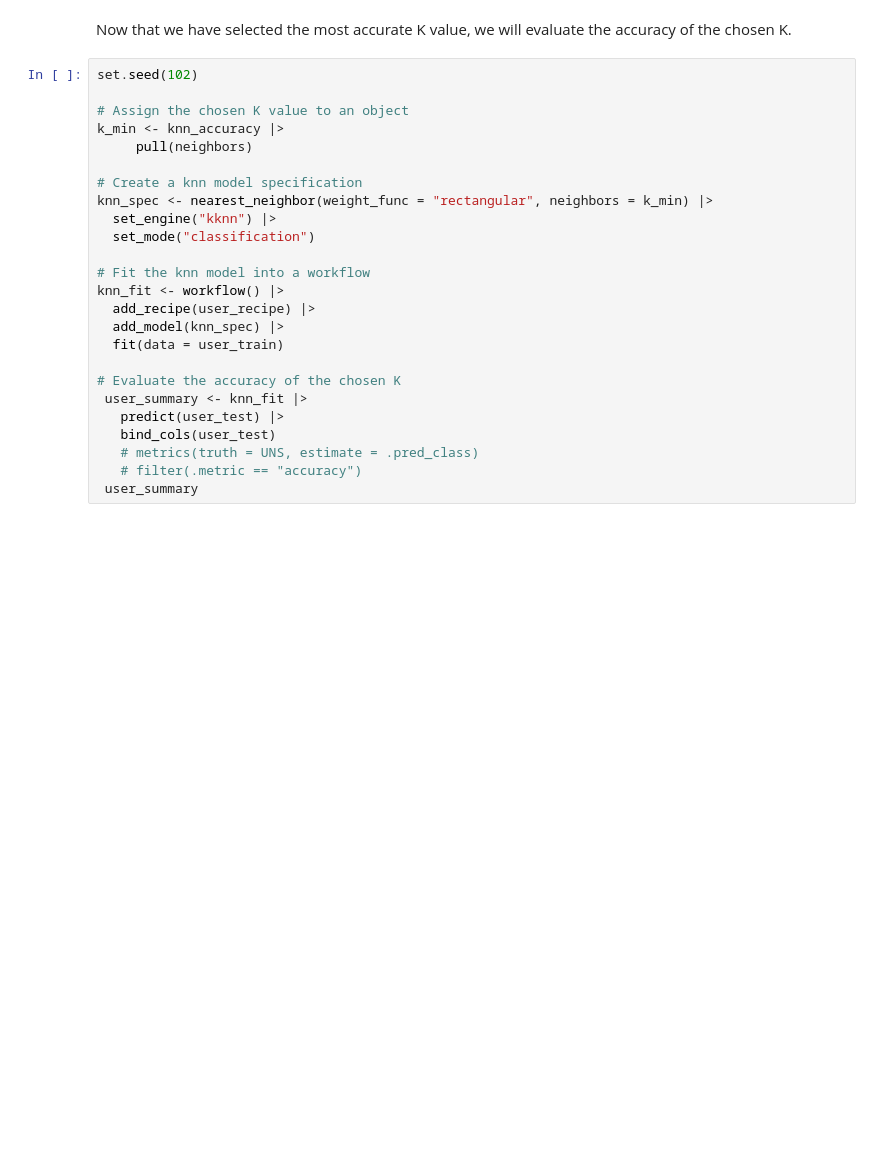
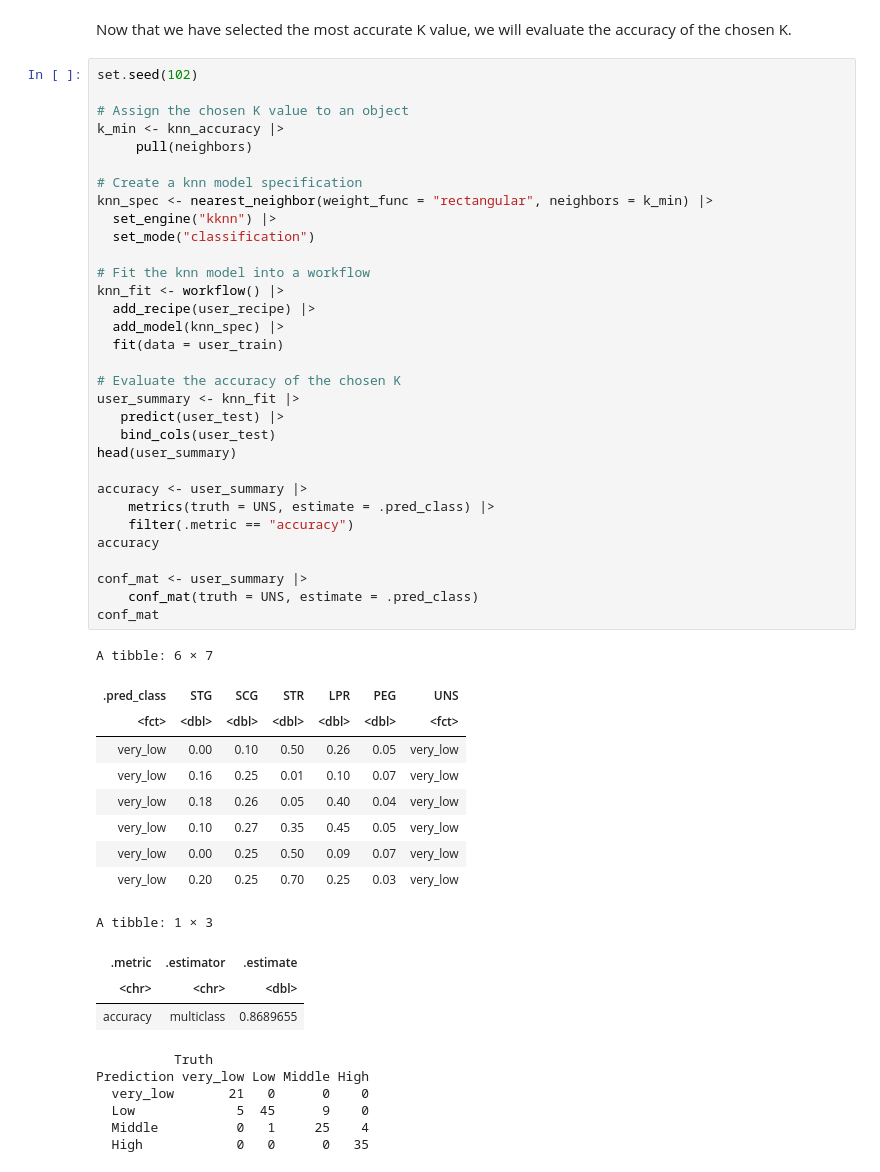
Before and after one commit to lucyzyl/dsci_100_007_group07, a Jupyter notebook: report.ipynb, the cells around one changed output. Drawn from its saved outputs; the diff is of its cells as text; blank space fills up the shorter version.

```diff
--- a/report.ipynb
+++ b/report.ipynb
@@ -167,25 +224,52 @@ Now that we have selected the most accurate K value, we will evaluate the accura
 # %%
 set.seed(102)
 
 # Assign the chosen K value to an object
 k_min <- knn_accuracy |>
      pull(neighbors)
 
 # Create a knn model specification
 knn_spec <- nearest_neighbor(weight_func = "rectangular", neighbors = k_min) |>
   set_engine("kknn") |>
   set_mode("classification")
 
 # Fit the knn model into a workflow
 knn_fit <- workflow() |>
   add_recipe(user_recipe) |>
   add_model(knn_spec) |>
   fit(data = user_train)
 
 # Evaluate the accuracy of the chosen K
- user_summary <- knn_fit |>
+user_summary <- knn_fit |>
    predict(user_test) |>
    bind_cols(user_test)
-   # metrics(truth = UNS, estimate = .pred_class)
-   # filter(.metric == "accuracy")
- user_summary
+head(user_summary)
+
+accuracy <- user_summary |>
+    metrics(truth = UNS, estimate = .pred_class) |>
+    filter(.metric == "accuracy")
+accuracy
+
+conf_mat <- user_summary |>
+    conf_mat(truth = UNS, estimate = .pred_class)
+conf_mat
+# %% [output]
+A tibble: 6 × 7
+| .pred_class | STG | SCG | STR | LPR | PEG | UNS |
+| <fct> | <dbl> | <dbl> | <dbl> | <dbl> | <dbl> | <fct> |
+| very_low | 0.00 | 0.10 | 0.50 | 0.26 | 0.05 | very_low |
+| very_low | 0.16 | 0.25 | 0.01 | 0.10 | 0.07 | very_low |
+| very_low | 0.18 | 0.26 | 0.05 | 0.40 | 0.04 | very_low |
+| very_low | 0.10 | 0.27 | 0.35 | 0.45 | 0.05 | very_low |
+| very_low | 0.00 | 0.25 | 0.50 | 0.09 | 0.07 | very_low |
+| very_low | 0.20 | 0.25 | 0.70 | 0.25 | 0.03 | very_low |
+A tibble: 1 × 3
+| .metric | .estimator | .estimate |
+| <chr> | <chr> | <dbl> |
+| accuracy | multiclass | 0.8689655 |
+          Truth
+Prediction very_low Low Middle High
+  very_low       21   0      0    0
+  Low             5  45      9    0
+  Middle          0   1     25    4
+  High            0   0      0   35
```
Also changed, not shown: parts of 4 cells of this notebook.
